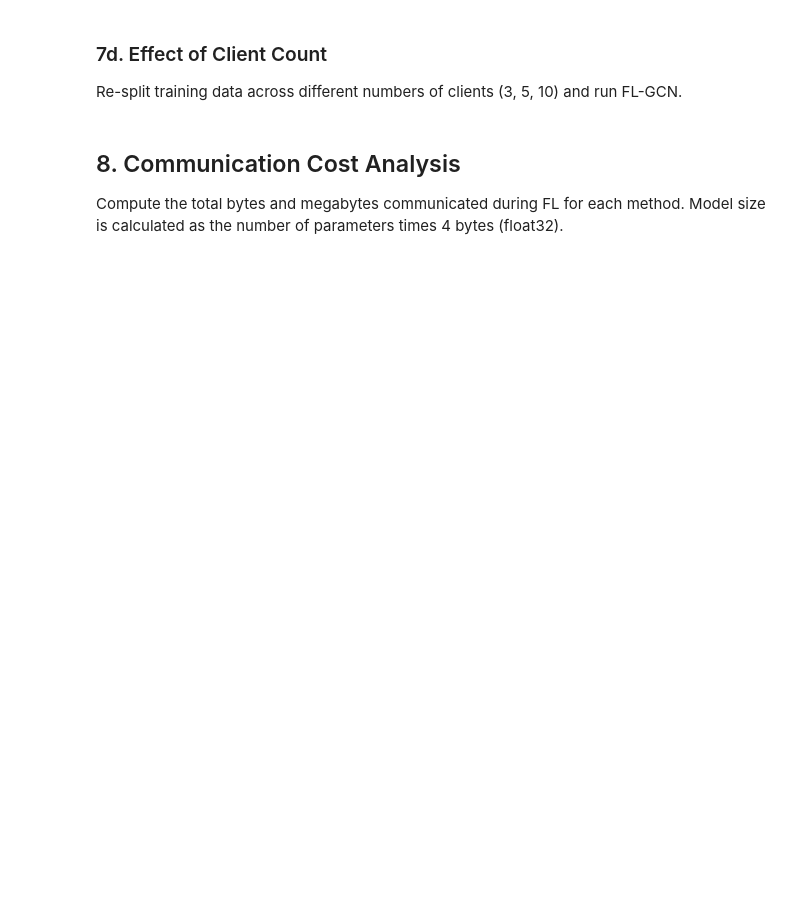
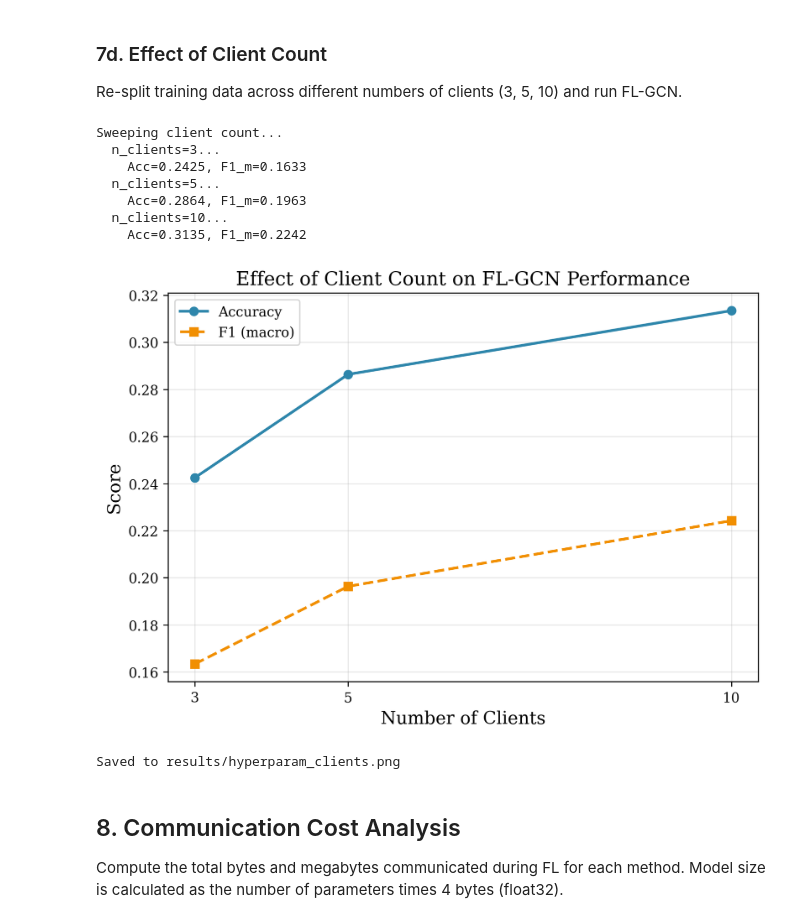
Before and after one commit to willtanoe/fl-gnn-ids-ciciot2023, a Jupyter notebook: notebooks/05_comprehensive_analysis.ipynb, the cells around one changed output. Drawn from its saved outputs; the diff is of its cells as text; code cells hidden in the pictures; blank space fills up the shorter version.

```diff
--- a/notebooks/05_comprehensive_analysis.ipynb
+++ b/notebooks/05_comprehensive_analysis.ipynb
@@ -656,42 +792,52 @@ for nc in n_client_values:
         yc = y_all[ci[i]]
         ns = Xc.shape[0]
         k_nn = min(15, ns - 1)
-        nn = NearestNeighbors(n_neighbors=k_nn, metric='cosine', algorithm='brute', n_jobs=-1)
-        nn.fit(Xc)
-        indices = nn.kneighbors(Xc, return_distance=False)
+        nbrs = NearestNeighbors(n_neighbors=k_nn, metric='cosine', algorithm='brute', n_jobs=-1)
+        nbrs.fit(Xc)
+        indices = nbrs.kneighbors(Xc, return_distance=False)
         row = np.repeat(np.arange(ns), k_nn)
         col = indices.ravel()
         ei = np.stack([np.concatenate([row, col]), np.concatenate([col, row])], axis=0).astype(np.int64)
         ei = torch.from_numpy(ei).to(device)
         nc_clients.append({
             'X': torch.from_numpy(Xc).float().to(device),
             'y': torch.from_numpy(yc).long().to(device),
             'edge_index': ei
         })
     preds = run_fl(GCN, nc_clients, test_graph)
     m = compute_metrics(test_graph['y'].cpu().numpy(), preds)
     nc_results['n_clients'].append(nc)
     acc_nc = m['accuracy']
     f1_nc = m['f1_m']
     nc_results['accuracy'].append(acc_nc)
     nc_results['f1_m'].append(f1_nc)
     print(f'    Acc={acc_nc:.4f}, F1_m={f1_nc:.4f}')
     del nc_clients
     torch.cuda.empty_cache()
 
 fig, ax1 = plt.subplots(figsize=(7, 5))
 ax1.plot(nc_results['n_clients'], nc_results['accuracy'], 'o-', label='Accuracy', color='#2e86ab', linewidth=2)
 ax1.plot(nc_results['n_clients'], nc_results['f1_m'], 's--', label='F1 (macro)', color='#f18f01', linewidth=2)
 ax1.set_xlabel('Number of Clients')
 ax1.set_ylabel('Score')
 ax1.set_title('Effect of Client Count on FL-GCN Performance')
 ax1.legend()
 ax1.grid(alpha=0.3)
 ax1.set_xticks(n_client_values)
 plt.tight_layout()
 plt.savefig(RESULTS / 'hyperparam_clients.png')
 plt.show()
 print('Saved to results/hyperparam_clients.png')
+# %% [output]
+Sweeping client count...
+  n_clients=3...
+    Acc=0.2425, F1_m=0.1633
+  n_clients=5...
+    Acc=0.2864, F1_m=0.1963
+  n_clients=10...
+    Acc=0.3135, F1_m=0.2242
+[figure, added]
+Saved to results/hyperparam_clients.png
 # %% [markdown]
 ## 8. Communication Cost Analysis
 
```
Also changed, not shown: parts of 15 cells of this notebook, 14 other files.
